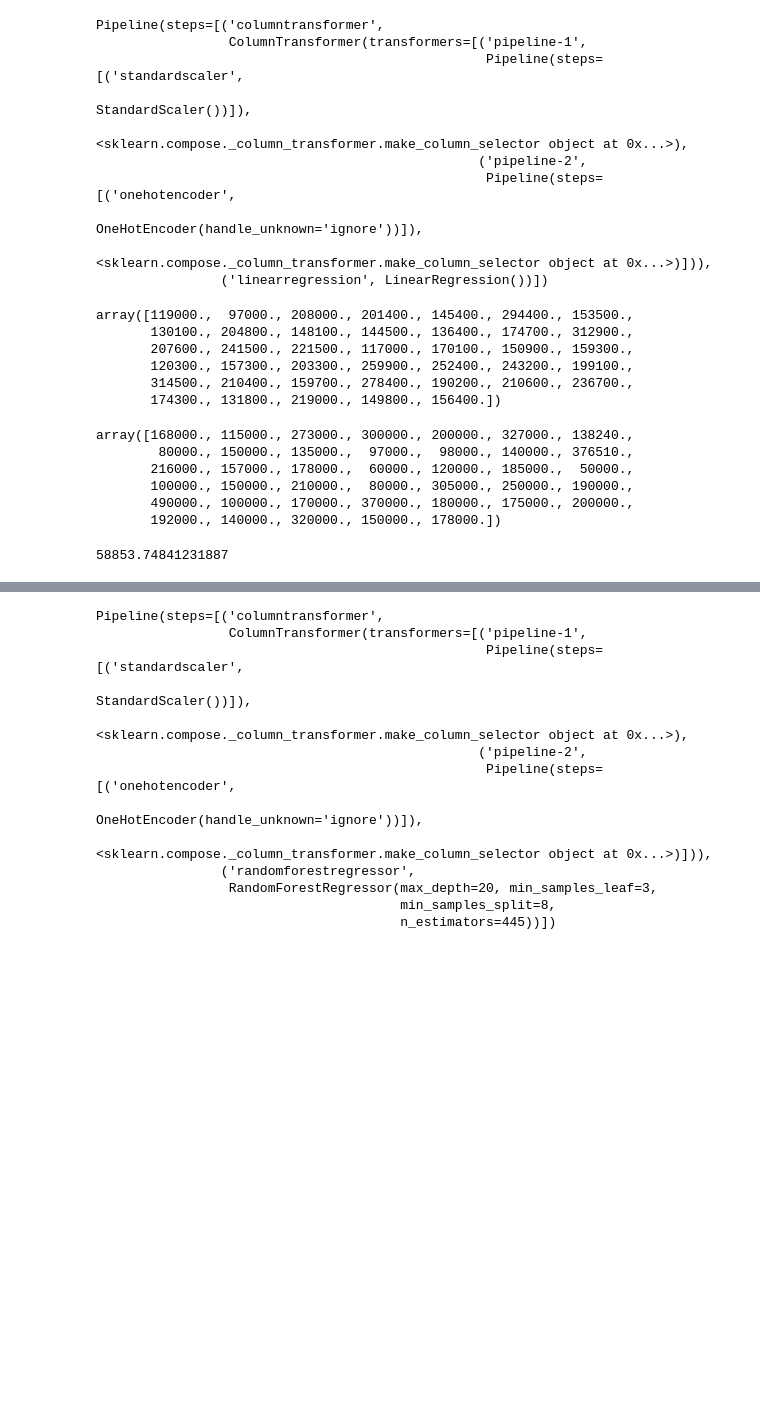
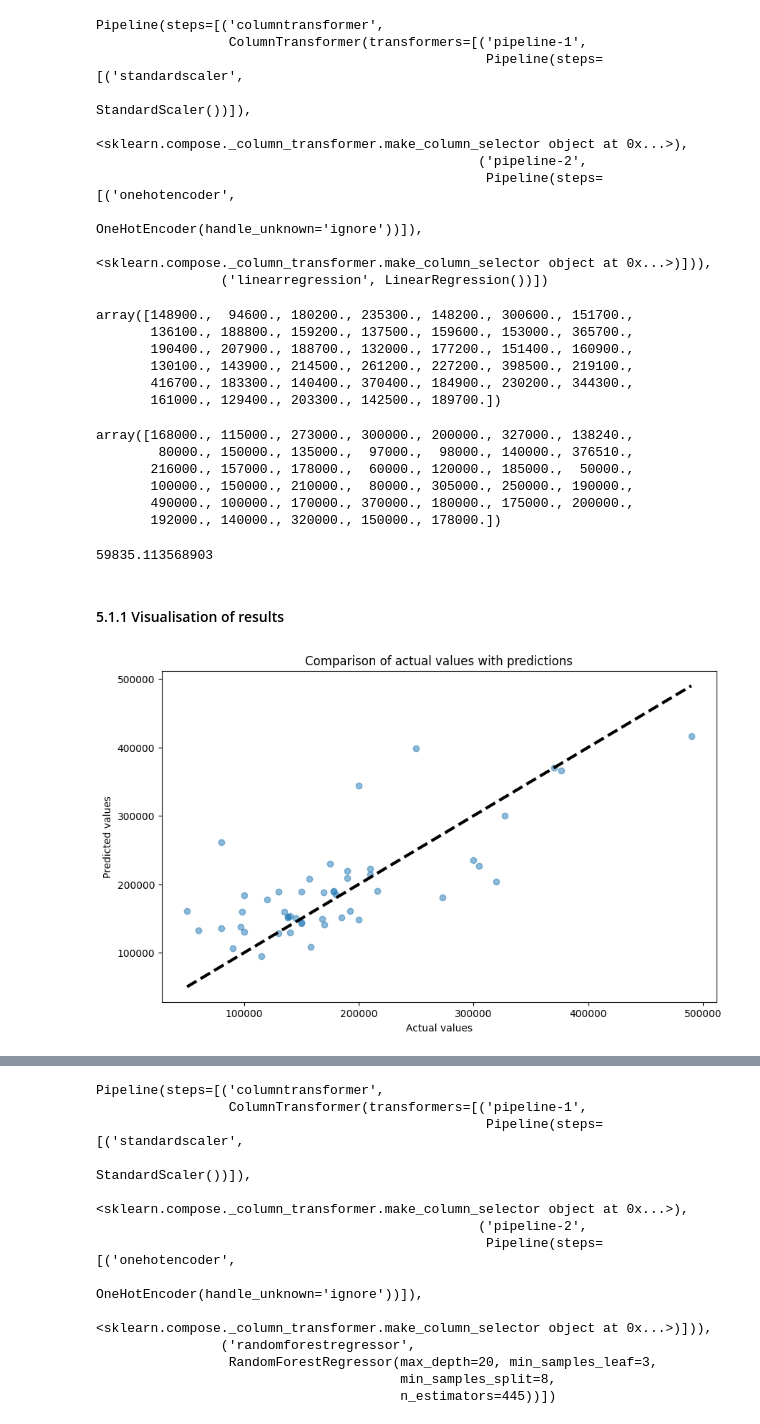
Before and after one commit to szymonszczurowski/Housing-Market-Analysis, a Jupyter notebook: housing_price_predictor.ipynb, the cells around one changed output, grey strips where cells are left out. Cells and saved outputs as stored; diff of their text form; code cells hidden in the pictures; blank space fills up the shorter version.

Commit message:
Save final model

```diff
--- a/housing_price_predictor.ipynb
+++ b/housing_price_predictor.ipynb
@@ -1691,15 +1670,15 @@ Pipeline(steps=[('columntransformer',
                                                   <sklearn.compose._column_transformer.make_column_selector object at 0x...>)])),
                 ('linearregression', LinearRegression())])
 # %%
-final_model_predictions = random_forest.predict(test_set)
-final_model_predictions[:40].round(-2)
+final_model_predictions_1 = lin_reg.predict(test_set)
+final_model_predictions_1[:40].round(-2)
 # %% [output]
-array([119000.,  97000., 208000., 201400., 145400., 294400., 153500.,
-       130100., 204800., 148100., 144500., 136400., 174700., 312900.,
-       207600., 241500., 221500., 117000., 170100., 150900., 159300.,
-       120300., 157300., 203300., 259900., 252400., 243200., 199100.,
-       314500., 210400., 159700., 278400., 190200., 210600., 236700.,
-       174300., 131800., 219000., 149800., 156400.])
+array([148900.,  94600., 180200., 235300., 148200., 300600., 151700.,
+       136100., 188800., 159200., 137500., 159600., 153000., 365700.,
+       190400., 207900., 188700., 132000., 177200., 151400., 160900.,
+       130100., 143900., 214500., 261200., 227200., 398500., 219100.,
+       416700., 183300., 140400., 370400., 184900., 230200., 344300.,
+       161000., 129400., 203300., 142500., 189700.])
 # %%
 test_set_label[:40].values
 # %% [output]
@@ -1710,7 +1689,21 @@ array([168000., 115000., 273000., 300000., 200000., 327000., 138240.,
        490000., 100000., 170000., 370000., 180000., 175000., 200000.,
        192000., 140000., 320000., 150000., 178000.])
 # %%
-final_rmse = mean_squared_error(test_set_label, final_model_predictions, squared=False)
+final_rmse = mean_squared_error(test_set_label, final_model_predictions_1, squared=False)
 final_rmse
 # %% [output]
-58853.74841231887
+59835.113568903
+# %% [markdown]
+#### 5.1.1 Visualisation of results
+# %%
+y_pred = final_model_predictions_1.flatten()
+
+plt.figure(figsize=(10, 6))
+plt.scatter(test_set_label, y_pred, alpha=0.5)
+plt.title('Comparison of actual values with predictions')
+plt.xlabel('Actual values')
+plt.ylabel('Predicted values')
+plt.plot([test_set_label.min(), test_set_label.max()], [test_set_label.min(), test_set_label.max()], 'k--', lw=3)
+plt.show()
+# %% [output]
+[figure, added]
```
Also changed, not shown: parts of 28 cells of this notebook.
